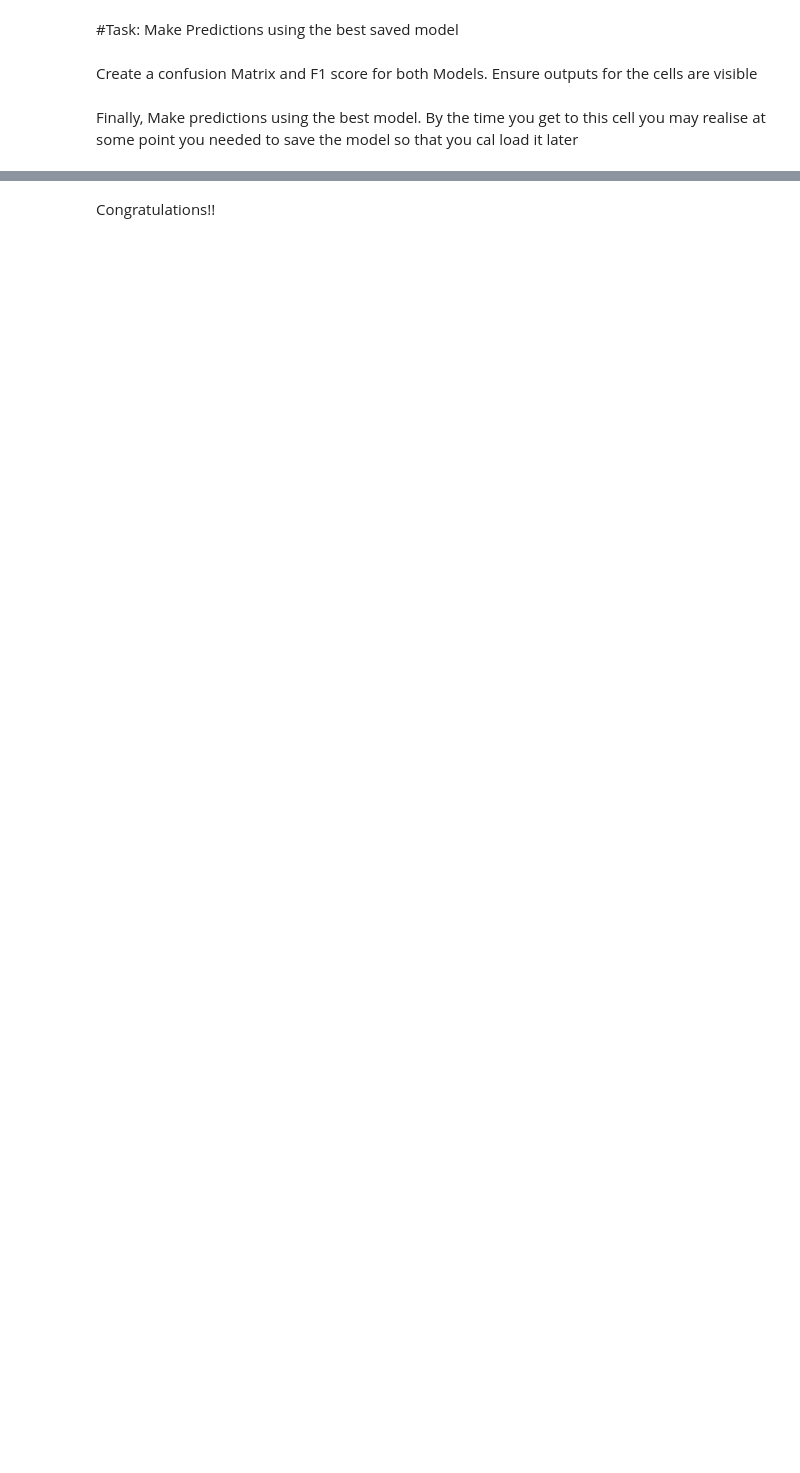
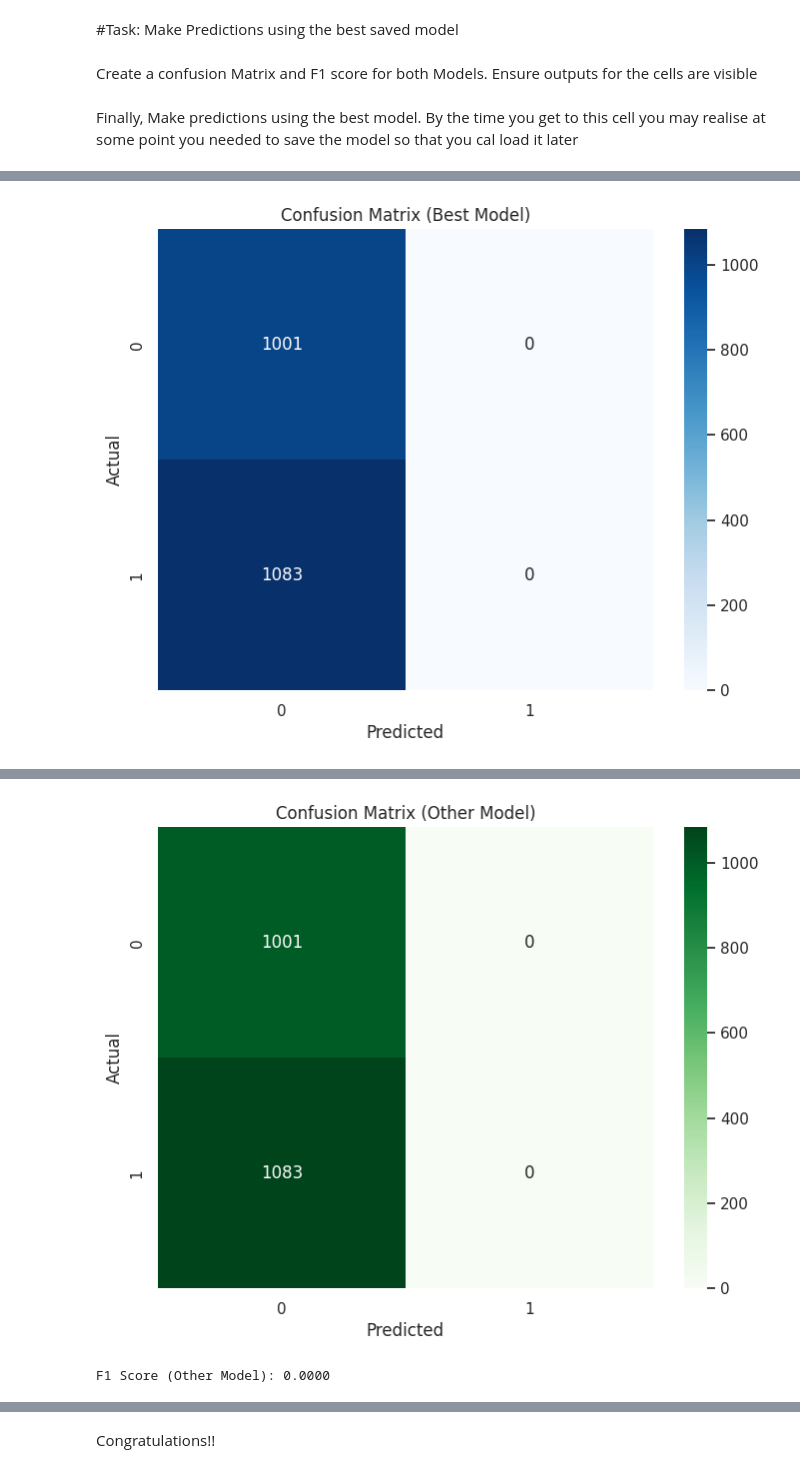
Before and after one commit to IkireziI/GEN-Z-ACADEMY, a Jupyter notebook: Inès_IKIREZI_Summative_Assignment.ipynb, the cells around one changed output, grey strips where cells are left out. Cells and saved outputs as stored; diff of their text form; code cells hidden in the pictures; blank space fills up the shorter version.

```diff
--- a/Inès_IKIREZI_Summative_Assignment.ipynb
+++ b/Inès_IKIREZI_Summative_Assignment.ipynb
@@ -920,18 +1134,60 @@ Input 0 of layer "dense_24" is incompatible with the layer: expected axis -1 of
 Create a confusion Matrix and F1 score for both Models. Ensure outputs for the cells are visible
 # %% [markdown]
 Finally, Make predictions using the best model. By the time you get to this cell you may realise at some point you needed to save the model so that you cal load it later
-# %%
-def make_predictions(model_path, X):
-
-    # Load the model
-    model = load_model(None)
-    # Make predictions
-    predictions = None
-    # Convert probabilities to binary labels (0 or 1)
-
-    return predictions
-
-#Modify the code appropriately
-# %%
-model_path = None
-make_predictions(None)
+# %%
+import tensorflow as tf
+from tensorflow.keras.models import load_model
+import numpy as np
+from sklearn.metrics import confusion_matrix, f1_score
+import seaborn as sns
+import matplotlib.pyplot as plt
+
+
+
+def make_predictions(model_path, X):
+
+    model = load_model(model_path)
+
+    predictions = model.predict(X)
+
+    binary_predictions = (predictions > 0.5).astype("int32")
+    return binary_predictions
+
+
+best_model_path = "saved_models/nn_adam_early_stop.h5"
+
+
+predictions = make_predictions(best_model_path, X_test_processed)
+
+
+cm = confusion_matrix(y_test, predictions)
+
+
+f1 = f1_score(y_test, predictions)
+
+
+plt.figure(figsize=(8, 6))
+sns.heatmap(cm, annot=True, fmt='d', cmap='Blues')
+plt.xlabel('Predicted')
+plt.ylabel('Actual')
+plt.title('Confusion Matrix (Best Model)')
+plt.show()
+
+
+print(f"F1 Score (Best Model): {f1:.4f}")
+
+
+other_model_path = "saved_models/nn_adam_l2_regularized.h5"
+other_predictions = make_predictions(other_model_path, X_test_processed)
+other_cm = confusion_matrix(y_test, other_predictions)
+other_f1 = f1_score(y_test, other_predictions)
+
+plt.figure(figsize=(8, 6))
+sns.heatmap(other_cm, annot=True, fmt='d', cmap='Greens')
+plt.xlabel('Predicted')
+plt.ylabel('Actual')
+plt.title('Confusion Matrix (Other Model)')
+plt.show()
+
+print(f"F1 Score (Other Model): {other_f1:.4f}")
+# %% [output]
@@ -937,0 +1196 @@ make_predictions(None)
+[figure, added]
@@ -937,0 +1200,2 @@ make_predictions(None)
+[figure, added]
+F1 Score (Other Model): 0.0000
```
Also changed, not shown: parts of 21 cells of this notebook.
